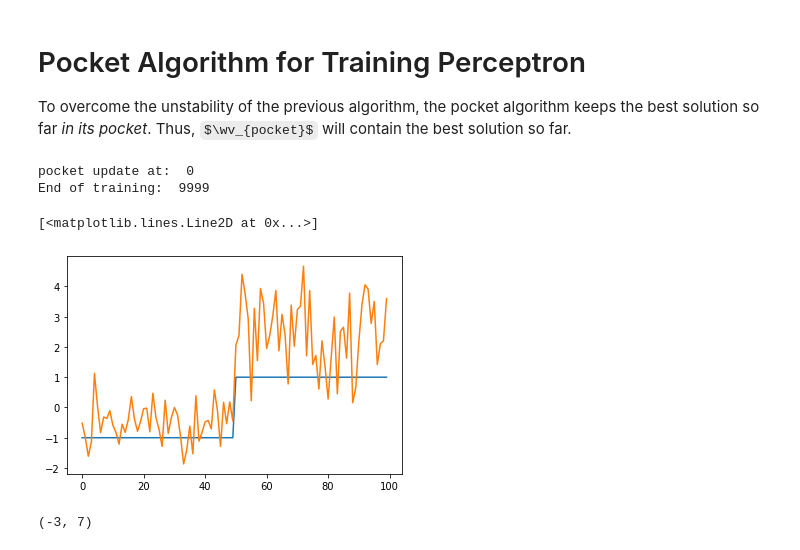
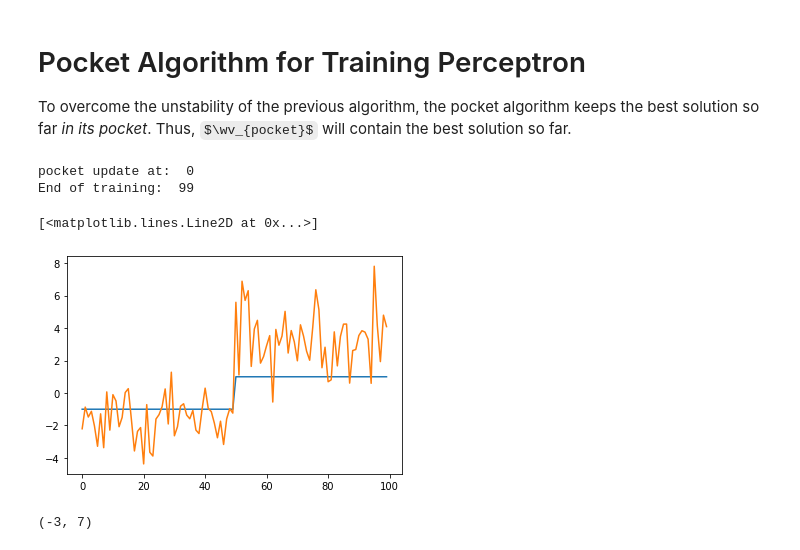
Before and after one commit to biqar/Fall-2020-ITCS-8156-MachineLearning, a Jupyter notebook: reading_assignments/2_Note-Linear Classification.ipynb, the cells around one changed output. Drawn from its saved outputs; the diff is of its cells as text; code cells hidden in the pictures; some formulas as TeX source.

```diff
--- a/reading_assignments/2_Note-Linear Classification.ipynb
+++ b/reading_assignments/2_Note-Linear Classification.ipynb
@@ -156,7 +156,7 @@ To overcome the unstability of the previous algorithm, the pocket algorithm keep
 from copy import deepcopy as copy
 
 
-maxiter = 10000
+maxiter = 100
 alpha = 0.1
 
 
@@ -177,35 +177,35 @@ plt.plot(T)
 
 # pocket algorithm
 for i in range(maxiter):
     converged = True
     for k in range(N):
         missed = 0
         for x, t in zip(X1, T):
             y = np.dot(w, x)
             yt = 1.0 if (y > 0) else -1.0
 
             if y != yt:
                 missed += 1
                 converged = False
                 delta = t - yt
                 w += (alpha * delta * x)
     #print(missed)
     if missed < missed_pocket:
         print("pocket update at: ", i)
         w_pocket = w
         missed_pocket = missed
 
     if converged:
         print("converged at ", i)
         break
 
 print("End of training: ", i)
 plt.plot(X1@w_pocket)
 # %% [output]
 pocket update at:  0
-End of training:  9999
+End of training:  99
 [<matplotlib.lines.Line2D at 0x...>]
-[figure, old version]
+[figure, new version]
 # %%
 # show decision boundary
 plt.plot(C1[:, 0], C1[:, 1], 'or')
```
Also changed, not shown: parts of 3 cells of this notebook, 1 other file.
